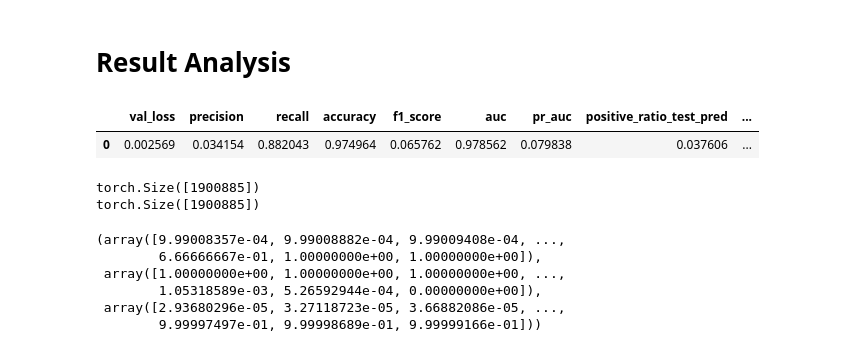
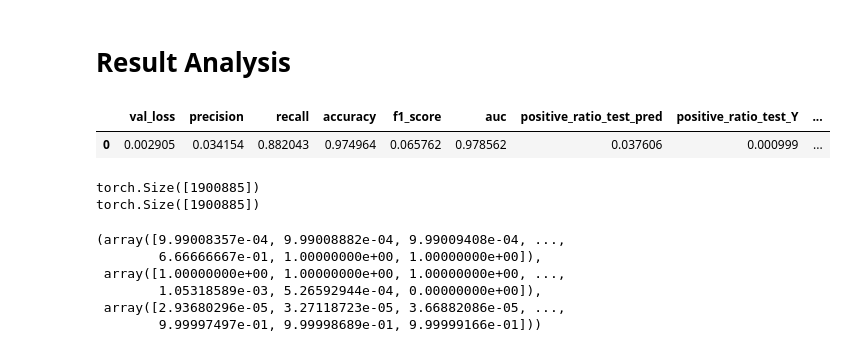
Before and after one commit to Veewy/AML, a Jupyter notebook: AML_3)_Model_Training.ipynb, the cells around one changed output. Drawn from its saved outputs; the diff is of its cells as text; code cells hidden in the pictures.

```diff
--- a/AML_3)_Model_Training.ipynb
+++ b/AML_3)_Model_Training.ipynb
@@ -756,11 +757,11 @@ Sample of ALL_TARGETS_TEST: [0.0, 0.0, 0.0, 0.0, 0.0] ...
 # %% [markdown]
 # Result Analysis
 # %%
-besttest = pd.read_parquet("/content/drive/MyDrive/DE/Master_Degree/3rd_Semester/Colab_Notebook/AML_file/exp/test/3/df_log_test_with_pr_auc.parquet")
+besttest = pd.read_parquet("/content/drive/MyDrive/DE/Master_Degree/3rd_Semester/Colab_Notebook/AML_file/exp/test/8/df_log_test.parquet")
 besttest
 # %% [output]
-|  | val_loss | precision | recall | accuracy | f1_score | auc | pr_auc | positive_ratio_test_pred | ... |
-| 0 | 0.002569 | 0.034154 | 0.882043 | 0.974964 | 0.065762 | 0.978562 | 0.079838 | 0.037606 | ... |
+|  | val_loss | precision | recall | accuracy | f1_score | auc | positive_ratio_test_pred | positive_ratio_test_Y | ... |
+| 0 | 0.002905 | 0.034154 | 0.882043 | 0.974964 | 0.065762 | 0.978562 | 0.037606 | 0.000999 | ... |
 # %%
 #call all_preds_test and all_targets_test
 all_preds_test = besttest.all_preds_test[0]
```
Also changed, not shown: parts of 13 cells of this notebook.
